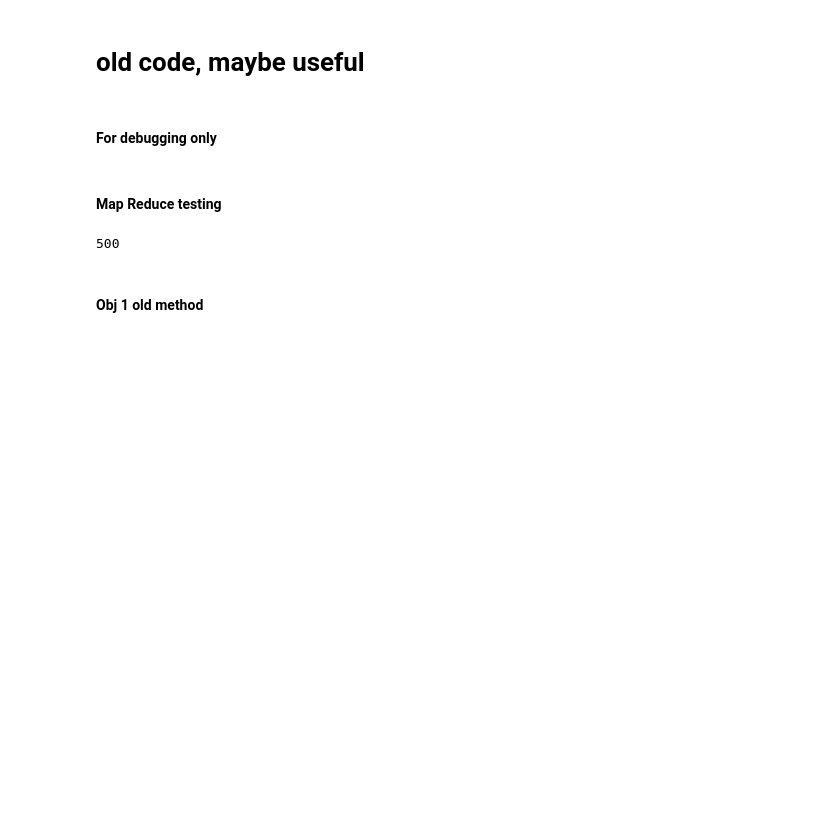
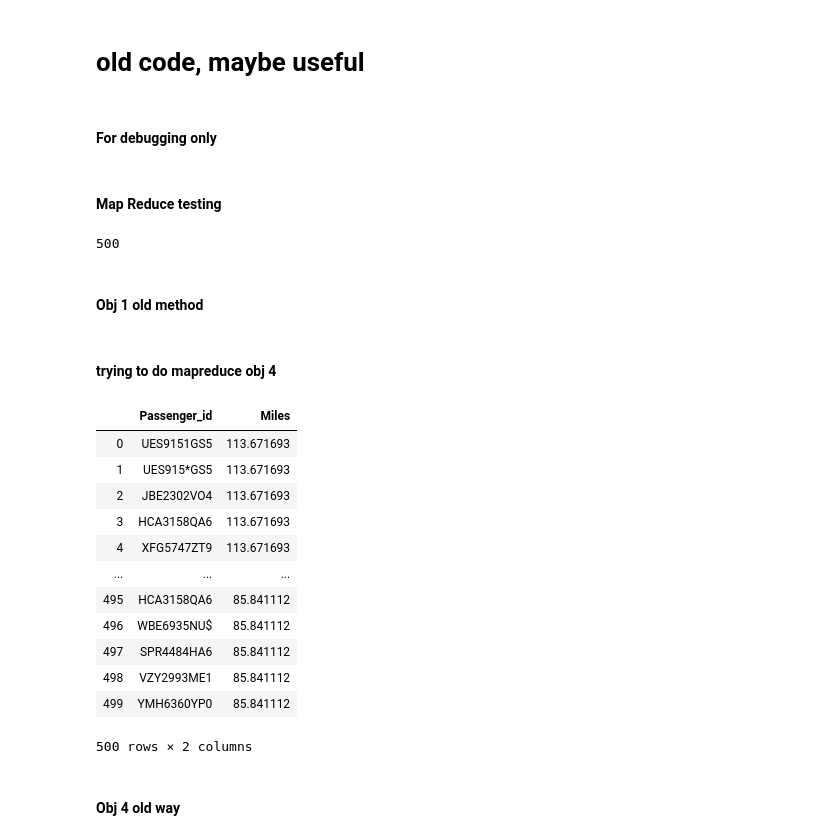
Before and after one commit to bloomfield-analysis/jk800839, a Jupyter notebook: CSMCC16 Flight Assignment JK800839.ipynb, the cells around one changed output. Cells and saved outputs as stored; diff of their text form; code cells hidden in the pictures; blank space fills up the shorter version.

```diff
--- a/CSMCC16 Flight Assignment JK800839.ipynb
+++ b/CSMCC16 Flight Assignment JK800839.ipynb
@@ -700,3 +830,5 @@ from_counts_df['Airport_IATA_code'] =from_counts_df.index
 print(from_df)
 print(from_counts)
 print(from_counts_df)
+# %% [markdown]
+#### trying to do mapreduce obj 4
@@ -702,0 +846,61 @@ print(from_counts_df)
+# %%
+key2val2 = pd.DataFrame()
+key2val2.append(pass_mil_flight, ignore_index=True)
+
+# for index,row in pass_mil_flight.iterrows():
+#     key2val2.append(pd.Series(['Passenger_id','Miles'], index=pass_mil_flight.columns ), ignore_index=True)
+#     print(row['Passenger_id'],row['Miles'])
+#     df=pd.DataFrame(key2val2,columns=['Passenger_id','Miles'])
+
+
+# >>> df = pd.DataFrame([[1, 2], [3, 4]], columns=list('AB'))
+# >>> df
+#    A  B
+# 0  1  2
+# 1  3  4
+# >>> df2 = pd.DataFrame([[5, 6], [7, 8]], columns=list('AB'))
+# >>> df.append(df2)
+#    A  B
+# 0  1  2
+# 1  3  4
+# 0  5  6
+# 1  7  8
+
+
+
+#     modDfObj = dfObj.append(pd.Series(['Raju', 21, 'Bangalore', 'India'], index=dfObj.columns ), ignore_index=True)
+#modDfObj = dfObj.append({'Name' : 'Sahil' , 'Age' : 22} , ignore_index=True)
+
+    #map flights to key value pair [airport,1]
+# key2val2 = []
+# for a in from_list:
+#     key2val2.append([a,1])
+
+# key2val2
+# df=pd.DataFrame(key2val2,columns=['key','value'])
+# df
+#reduce
+#sum(key2val2)
+# key2val2
+# df=pd.DataFrame(key2val2,columns=['Passenger_id','Miles'])
+# df
+#reduce
+#sum(key2val2)
+
+# import pandas as pd
+
+# df = pd.DataFrame({'c1': [10, 11, 12], 'c2': [100, 110, 120]})
+# %% [output]
+|  | Passenger_id | Miles |
+| 0 | UES9151GS5 | 113.671693 |
+| 1 | UES915*GS5 | 113.671693 |
+| 2 | JBE2302VO4 | 113.671693 |
+| 3 | HCA3158QA6 | 113.671693 |
+| 4 | XFG5747ZT9 | 113.671693 |
+| ... | ... | ... |
+| 495 | HCA3158QA6 | 85.841112 |
+| 496 | WBE6935NU$ | 85.841112 |
+| 497 | SPR4484HA6 | 85.841112 |
+| 498 | VZY2993ME1 | 85.841112 |
+| 499 | YMH6360YP0 | 85.841112 |
+500 rows × 2 columns
@@ -702,0 +925,2 @@ print(from_counts_df)
+# %% [markdown]
+#### Obj 4 old way
```
Also changed, not shown: parts of 22 cells of this notebook.
